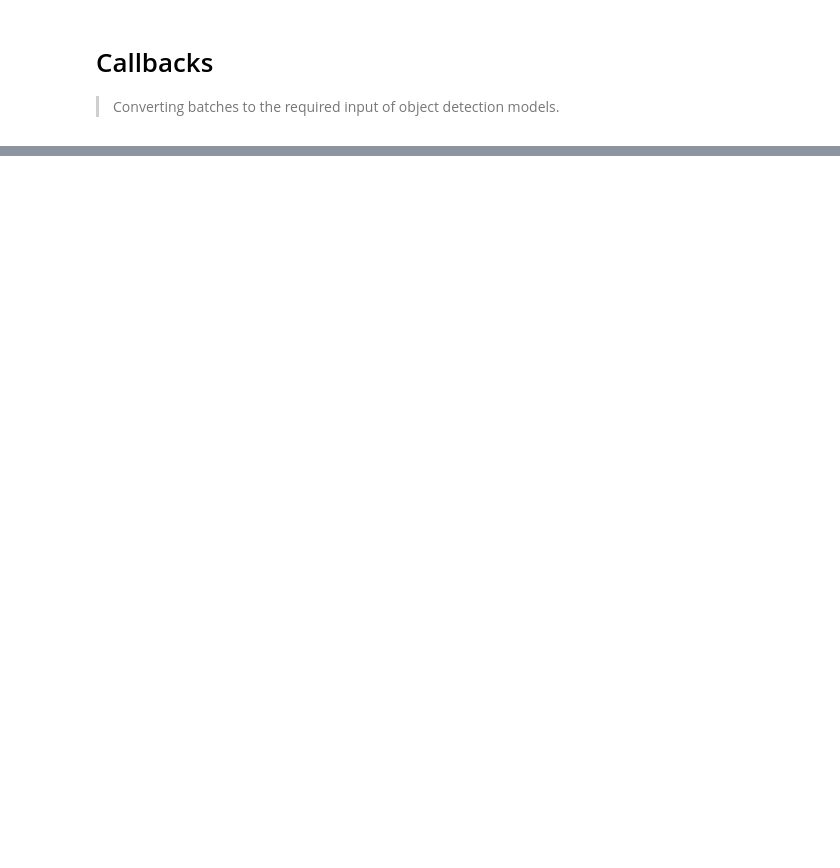
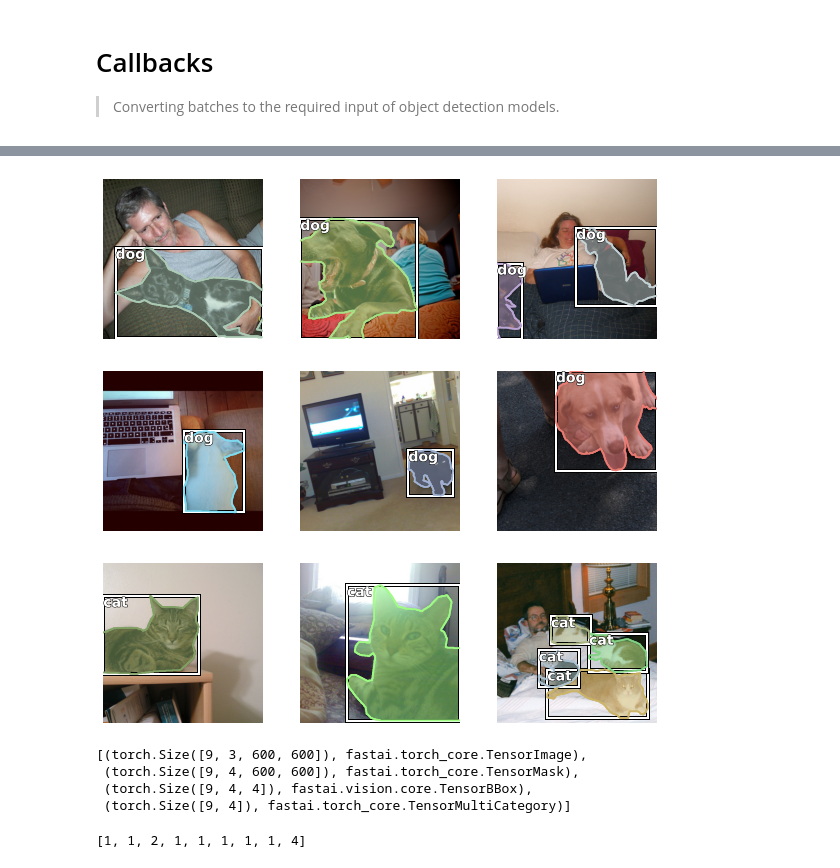
Before and after one commit to rbrtwlz/fastai_object_detection, a Jupyter notebook: notebooks/03_callbacks.ipynb, the cells around one changed output, grey strips where cells are left out. Saved outputs shown, nothing was run; the diff lists cells and outputs as text; code cells hidden in the pictures; blank space fills up the shorter version.

```diff
--- a/notebooks/03_callbacks.ipynb
+++ b/notebooks/03_callbacks.ipynb
@@ -116 +108,20 @@ class ObjDetAdapter(Callback):
         return [x1],[y] # xb,yb
+# %%
+from fastai_object_detection.dataloaders import ObjectDetectionDataLoaders
+from fastai_object_detection.datasets import CocoData
+from fastai.vision.all import *
+
+path,df = CocoData.get_path_df("ds-cats-dogs")
+dls = ObjectDetectionDataLoaders.from_df(df, bs=9, item_tfms=[Resize(600)])
+b = dls.one_batch()
+# %%
+dls.show_batch(b, figsize=(10,10))
+# %% [output]
+[figure, added]
+# %%
+[(t.shape, type(t)) for t in b]
+# %% [output]
+[(torch.Size([9, 3, 600, 600]), fastai.torch_core.TensorImage),
+ (torch.Size([9, 4, 600, 600]), fastai.torch_core.TensorMask),
+ (torch.Size([9, 4, 4]), fastai.vision.core.TensorBBox),
+ (torch.Size([9, 4]), fastai.torch_core.TensorMultiCategory)]
@@ -116,0 +131,5 @@ class ObjDetAdapter(Callback):
+# %%
+num_objs = [t.item() for t in b[1].sum((-2,-1)).gt(0).sum(1)]
+num_objs
+# %% [output]
+[1, 1, 2, 1, 1, 1, 1, 1, 4]
```
Also changed, not shown: parts of 5 cells of this notebook, 10 other files.
